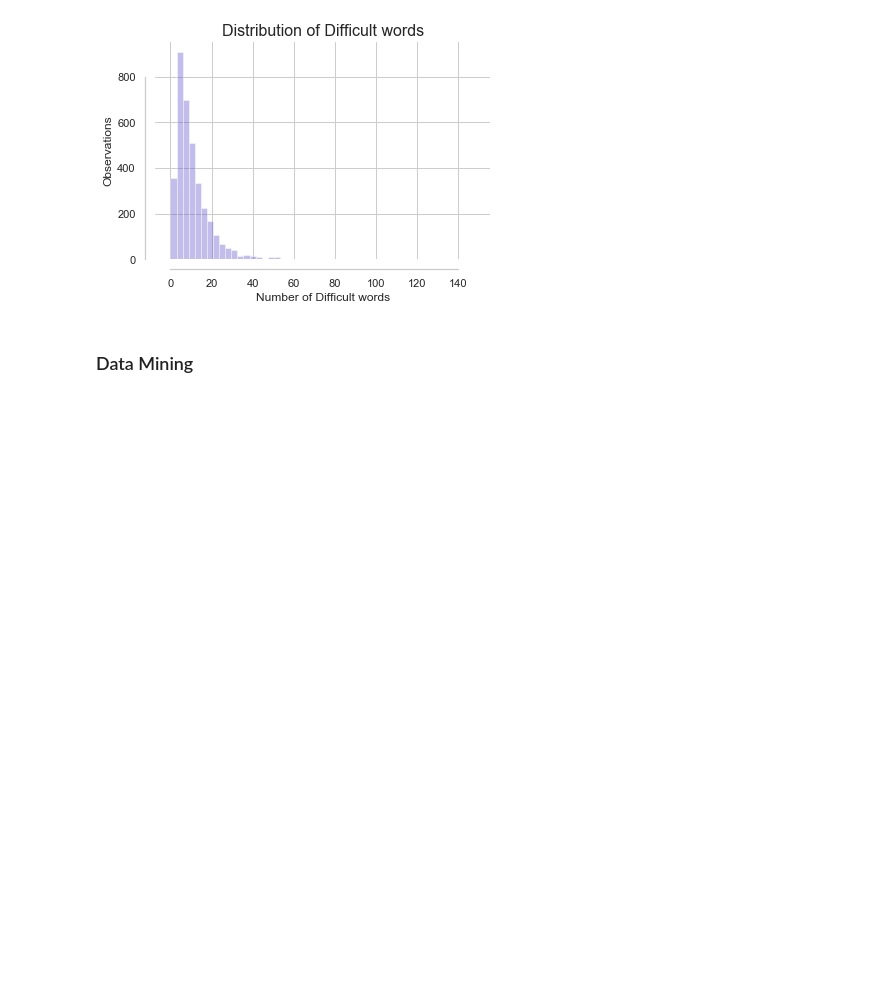
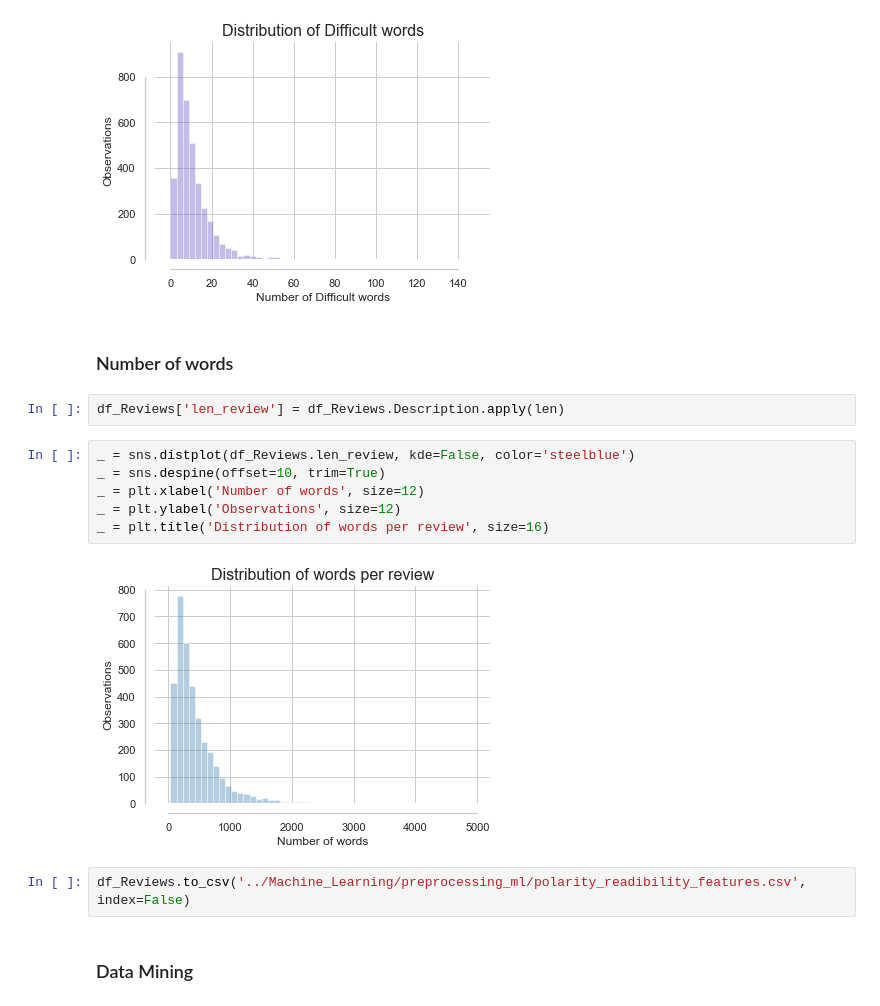
Before and after one commit to Daesparz/Capstone1, a Jupyter notebook: Data_Analysis/Extension_Exploratory_Data_Analysis.ipynb, the cells around one changed output. Cells and saved outputs as stored; diff of their text form; blank space fills up the shorter version.

```diff
--- a/Data_Analysis/Extension_Exploratory_Data_Analysis.ipynb
+++ b/Data_Analysis/Extension_Exploratory_Data_Analysis.ipynb
@@ -731,6 +721,20 @@ _ = plt.ylabel('Observations', size=12)
 _ = plt.title('Distribution of Difficult words', size=16)
 # %% [output]
 [figure]
+# %% [markdown]
+### Number of words
+# %%
+df_Reviews['len_review'] = df_Reviews.Description.apply(len)
+# %%
+_ = sns.distplot(df_Reviews.len_review, kde=False, color='steelblue')
+_ = sns.despine(offset=10, trim=True)
+_ = plt.xlabel('Number of words', size=12)
+_ = plt.ylabel('Observations', size=12)
+_ = plt.title('Distribution of words per review', size=16)
+# %% [output]
+[figure, added]
+# %%
+df_Reviews.to_csv('../Machine_Learning/preprocessing_ml/polarity_readibility_features.csv', index=False)
 # %% [markdown]
 ### Data Mining
 # %%
```
Also changed, not shown: parts of 5 cells of this notebook, 5 other files.
